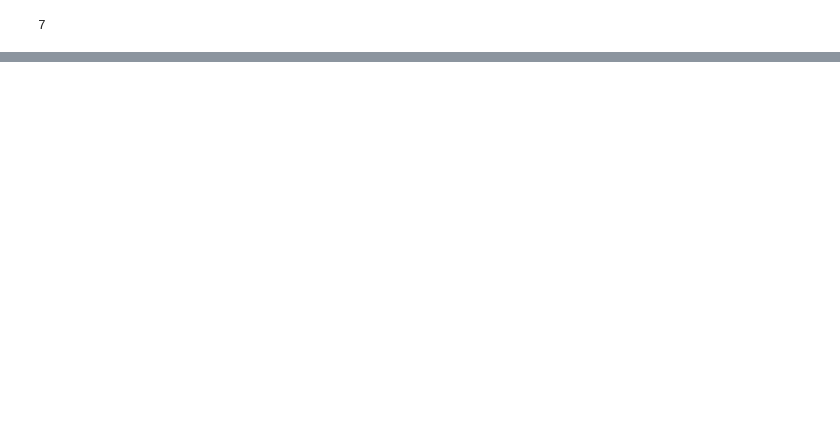
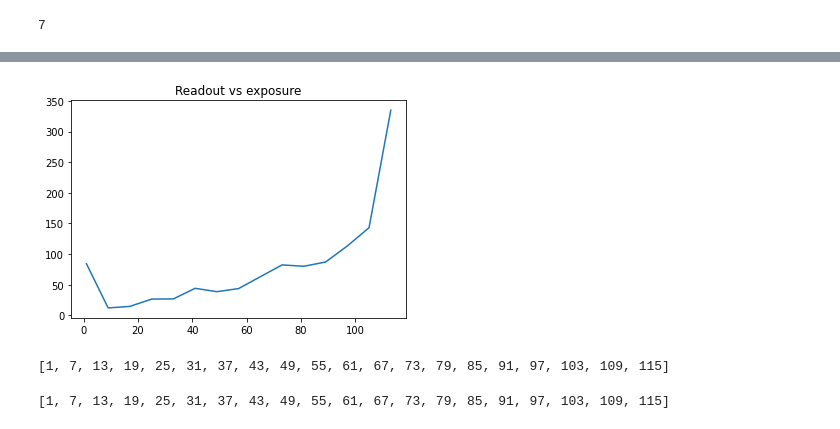
Before and after one commit to PrabhaSahiti/Imaging-Instrumentation, a Jupyter notebook: Lab_I.ipynb, the cells around one changed output, grey strips where cells are left out. Drawn from its saved outputs; the diff is of its cells as text; code cells hidden in the pictures; blank space fills up the shorter version.

```diff
--- a/Lab_I.ipynb
+++ b/Lab_I.ipynb
@@ -65,0 +183,6 @@ KeyboardInterrupt:
+# %%
+plt.plot(list(img.keys()), readout_arr, label="Readout")
+plt.title('Readout vs exposure')
+plt.show()
+# %% [output]
+[figure, added]
@@ -65,0 +192,8 @@ KeyboardInterrupt:
+# %%
+print(list(img.keys()))
+# %% [output]
+[1, 7, 13, 19, 25, 31, 37, 43, 49, 55, 61, 67, 73, 79, 85, 91, 97, 103, 109, 115]
+# %%
+print(list(ensemble.keys()))
+# %% [output]
+[1, 7, 13, 19, 25, 31, 37, 43, 49, 55, 61, 67, 73, 79, 85, 91, 97, 103, 109, 115]
```
Also changed, not shown: parts of 12 cells of this notebook.
